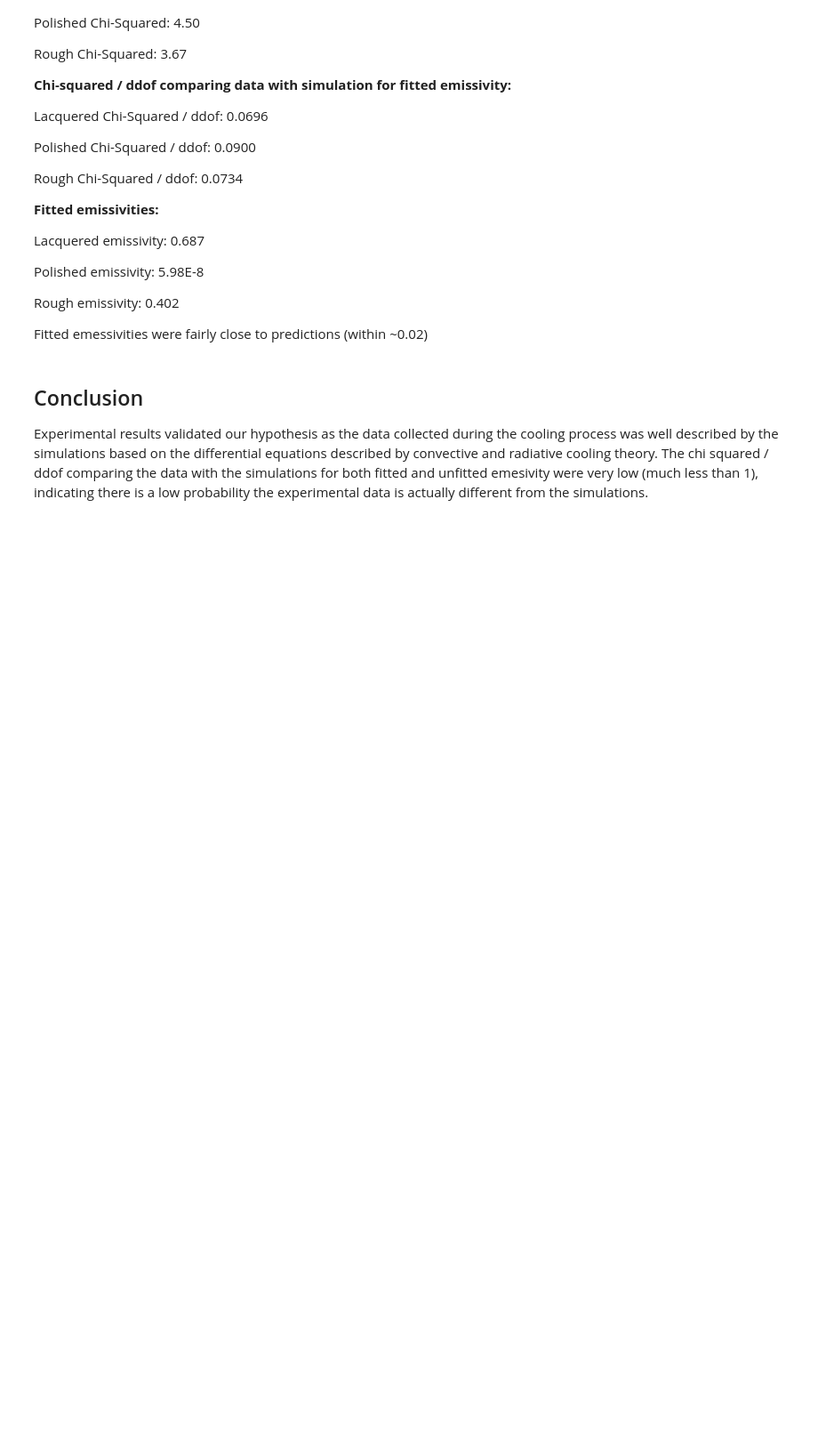
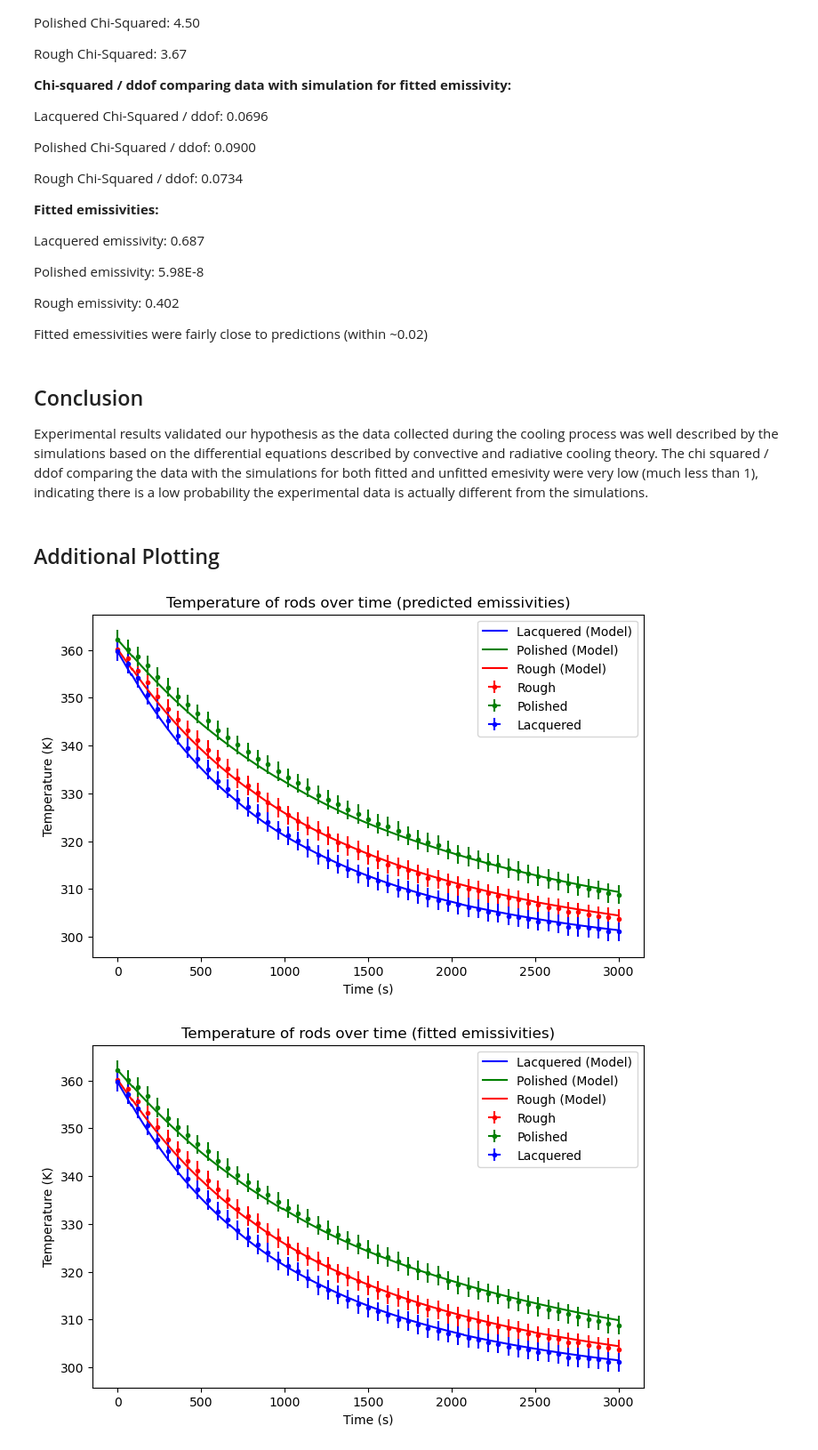
Before and after one commit to loganmachale/Modelling-Cooling-Mechanisms, a Jupyter notebook: Final Notes Logan.ipynb, the cells around one changed output. Shown: that part at 89% size. Drawn from its saved outputs; the diff is of its cells as text; code cells hidden in the pictures; blank space fills up the shorter version.

```diff
--- a/Final Notes Logan.ipynb
+++ b/Final Notes Logan.ipynb
@@ -513,3 +513,40 @@ Fitted emessivities were fairly close to predictions (within ~0.02)
 ## Conclusion ##
 
 Experimental results validated our hypothesis as the data collected during the cooling process was well described by the simulations based on the differential equations described by convective and radiative cooling theory. The chi squared / ddof comparing the data with the simulations for both fitted and unfitted emesivity were very low (much less than 1), indicating there is a low probability the experimental data is actually different from the simulations.
+# %% [markdown]
+## Additional Plotting ##
+# %%
+plt.figure(figsize=(8,5))
+
+yerr = 2
+
+plt.errorbar(x, data[:, 1], yerr, xerr, fmt = colours[0])
+plt.errorbar(x, data[:, 2], yerr, xerr, fmt = colours[1])
+plt.errorbar(x, data[:, 3], yerr, xerr, fmt = colours[2])
+
+plt.title("Temperature of rods over time (predicted emissivities)")
+plt.xlabel("Time (s)")
+plt.ylabel("Temperature (K)")
+plt.plot(t_arr, pSolArr[0], "b")
+plt.plot(t_arr, pSolArr[1], "g")
+plt.plot(t_arr, pSolArr[2], "r")
+plt.legend(['Lacquered (Model)', 'Polished (Model)', 'Rough (Model)', 'Rough', 'Polished', 'Lacquered'])
+plt.show()
+
+plt.figure(figsize=(8,5))
+
+plt.errorbar(x, data[:, 1], yerr, xerr, fmt = colours[0])
+plt.errorbar(x, data[:, 2], yerr, xerr, fmt = colours[1])
+plt.errorbar(x, data[:, 3], yerr, xerr, fmt = colours[2])
+
+plt.title("Temperature of rods over time (fitted emissivities)")
+plt.xlabel("Time (s)")
+plt.ylabel("Temperature (K)")
+plt.plot(t_arr, solarr[0], "b")
+plt.plot(t_arr, solarr[1], "g")
+plt.plot(t_arr, solarr[2], "r")
+plt.legend(['Lacquered (Model)', 'Polished (Model)', 'Rough (Model)', 'Rough', 'Polished', 'Lacquered'])
+plt.show()
+# %% [output]
+[figure, added]
+[figure, added]
```
Also changed, not shown: parts of 5 cells of this notebook.
